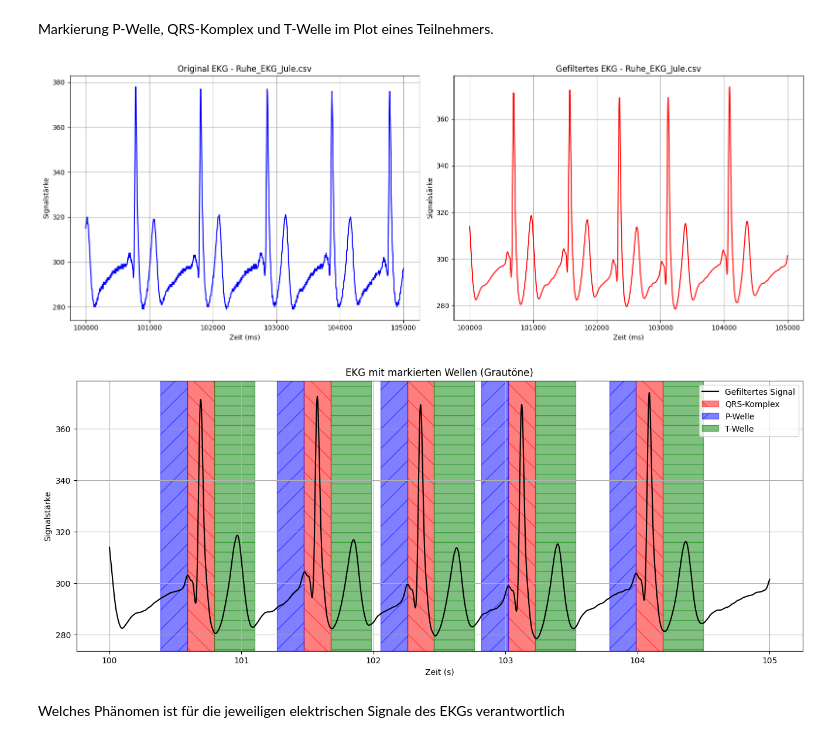
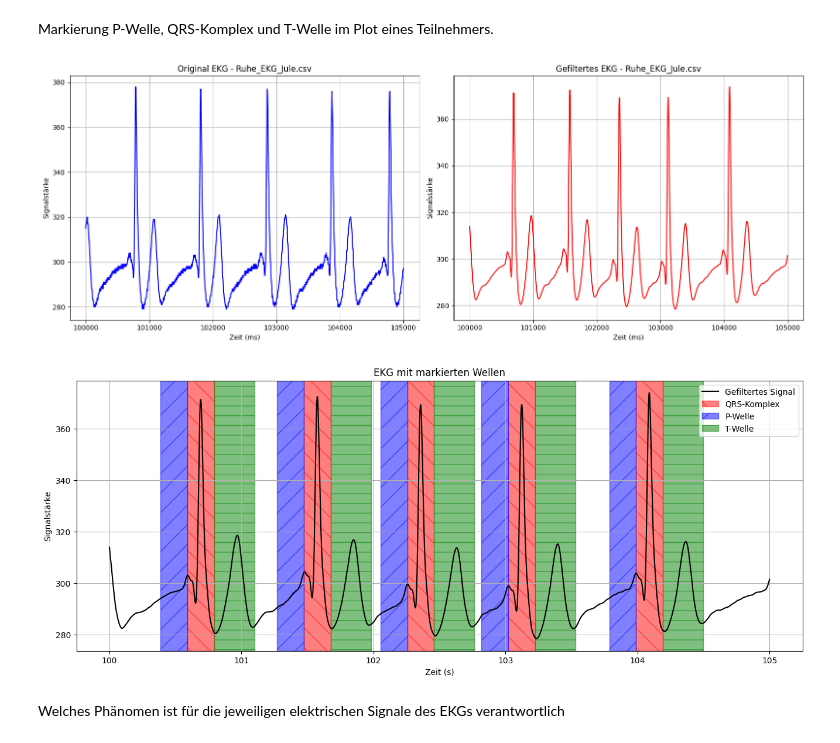
Before and after one commit to raniaxshehata/Biosignal_Praktikum_2, a Jupyter notebook: MainCode2_bearbeitetRS.ipynb, the cells around one changed output. Drawn from its saved outputs; the diff is of its cells as text; code cells hidden in the pictures.

```diff
--- a/MainCode2_bearbeitetRS.ipynb
+++ b/MainCode2_bearbeitetRS.ipynb
@@ -100,12 +100,6 @@ Markieren Sie für einen Teilnehmer die P-Welle, den QRS-Komplex und die T-Welle
 Plot der gefilterten Daten jedes Teilnehmers
 # %%
 def plot_ekg(filename):
-    """
-    Liest EKG-Daten aus einer CSV-Datei ein, filtert das hochfrequente Rauschen und plottet die mittleren 5 Sekunden
-    der Aufnahmen.
-
-    :param filename: Pfad zur CSV-Datei mit EKG-Daten
-    """
     # CSV-Datei einlesen; erste Spalte als 'Wert' und zweite Spalte als 'Zeit' benennen
     df = pd.read_csv(filename, sep=';', header=None, names=['Wert', 'Zeit'], on_bad_lines='skip')
 
@@ -131,11 +125,6 @@ def plot_ekg(filename):
 
     # Filtere die Daten für die angegebene Zeitspanne
     mid_section = df[(df['Zeit'] >= start_time) & (df['Zeit'] <= end_time)]
-
-    # Sicherstellen, dass genug Daten vorhanden sind, bevor geplottet wird
-    if len(mid_section) == 0:
-        print(f"Keine Daten im angegebenen Zeitraum für {filename}.")
-        return
 
     # Plotten der Original- und gefilterten EKG-Daten nebeneinander
     fig, axes = plt.subplots(1, 2, figsize=(16, 6))
@@ -179,12 +168,6 @@ plot_ekg('Belastungs_EKG_Sara.csv')
 Markierung P-Welle, QRS-Komplex und T-Welle im Plot eines Teilnehmers.
 # %%
 def mark_ekg_waves(time, signal):
-    """
-    Markiert die P-Welle, den QRS-Komplex und die T-Welle in einem gefilterten EKG-Plot.
-
-    :param time: Zeitdaten des gefilterten EKG-Signals (in Millisekunden)
-    :param signal: Gefiltertes EKG-Signal
-    """
     # Konvertiere Zeit in Sekunden
     time = time / 1000.0
 
@@ -203,35 +186,35 @@ def mark_ekg_waves(time, signal):
     for peak in peaks:
         qrs_start = max(0, peak - 50)  # QRS-Komplex beginnt typischerweise 50 ms vor dem Peak
         qrs_end = min(len(signal), peak + 50)  # QRS-Komplex endet 50 ms nach dem Peak
 
         p_wave_start = max(0, peak - 150)  # P-Welle liegt typischerweise 150 ms vor dem Peak
         p_wave_end = qrs_start
 
         t_wave_start = qrs_end
         t_wave_end = min(len(signal), peak + 200)  # T-Welle liegt typischerweise 200 ms nach dem Peak
 
         # Markiere QRS-Komplex (unterschiedliche Grautöne)
         plt.axvspan(time[qrs_start], time[qrs_end], color='red', alpha=0.5, hatch='\\', label='QRS-Komplex' if peak == peaks[0] else "")
 
         # Markiere P-Welle (unterschiedliche Grautöne)
         plt.axvspan(time[p_wave_start], time[p_wave_end], color='blue', alpha=0.5, hatch='/', label='P-Welle' if peak == peaks[0] else "")
 
         # Markiere T-Welle (unterschiedliche Grautöne)
         plt.axvspan(time[t_wave_start], time[t_wave_end], color='green', alpha=0.5, hatch='-', label='T-Welle' if peak == peaks[0] else "")
 
     # Beschriftungen (in Sekunden)
     plt.xlabel('Zeit (s)')
     plt.ylabel('Signalstärke')
-    plt.title('EKG mit markierten Wellen (Grautöne)')
+    plt.title('EKG mit markierten Wellen')
     plt.legend()
     plt.grid(True)
     plt.show()
 
 time, signal = plot_ekg('Ruhe_EKG_Jule.csv')
 mark_ekg_waves(time, signal)
 # %% [output]
 [figure]
-[figure, old version]
+[figure, new version]
 # %% [markdown]
 Welches Phänomen ist für die jeweiligen elektrischen Signale des EKGs verantwortlich
 # %% [markdown]
```
Also changed, not shown: parts of 13 cells of this notebook.
